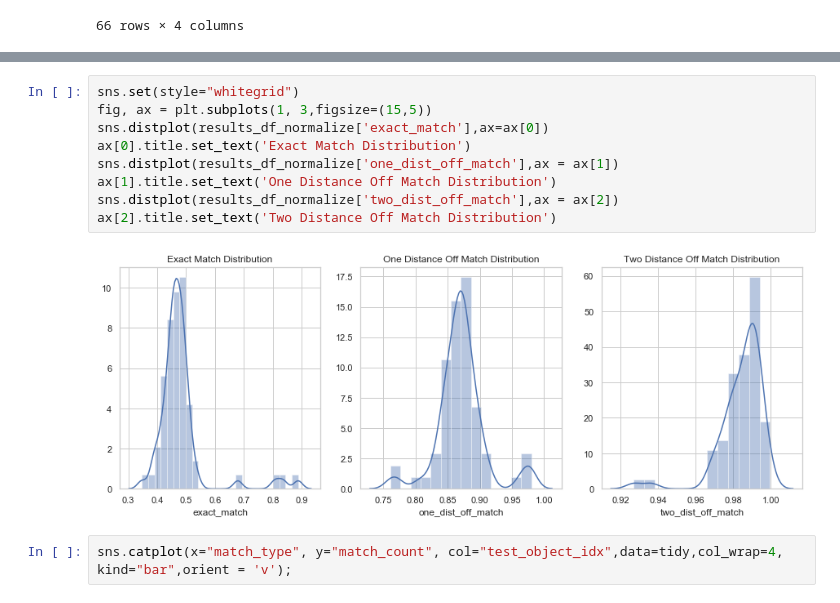
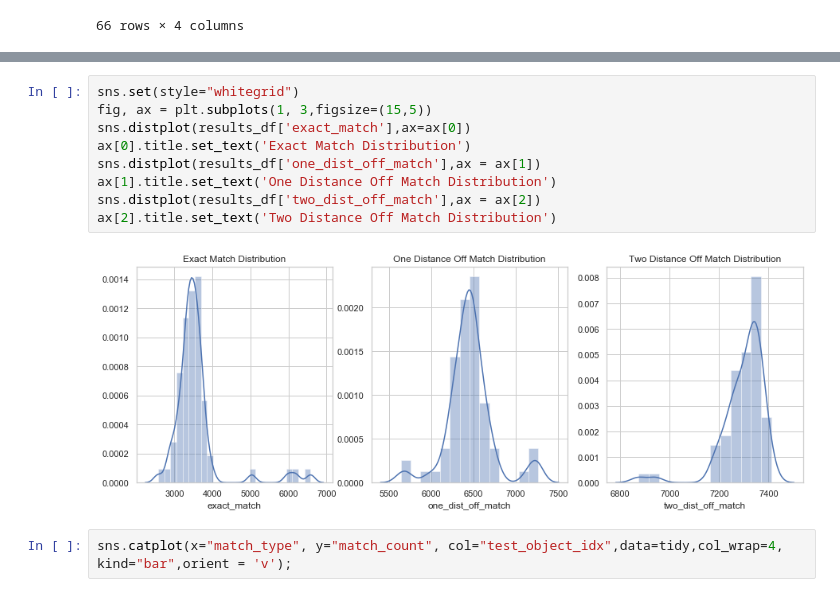
Before and after one commit to wangziyang182/3DMatching, a Jupyter notebook: Model/Results_Visualize.ipynb, the cells around one changed output, grey strips where cells are left out. Saved outputs shown, nothing was run; the diff lists cells and outputs as text.

```diff
--- a/Model/Results_Visualize.ipynb
+++ b/Model/Results_Visualize.ipynb
@@ -57,14 +75,14 @@ results_df_normalize
 # %%
 sns.set(style="whitegrid")
 fig, ax = plt.subplots(1, 3,figsize=(15,5))
-sns.distplot(results_df_normalize['exact_match'],ax=ax[0])
+sns.distplot(results_df['exact_match'],ax=ax[0])
 ax[0].title.set_text('Exact Match Distribution')
-sns.distplot(results_df_normalize['one_dist_off_match'],ax = ax[1])
+sns.distplot(results_df['one_dist_off_match'],ax = ax[1])
 ax[1].title.set_text('One Distance Off Match Distribution')
-sns.distplot(results_df_normalize['two_dist_off_match'],ax = ax[2])
+sns.distplot(results_df['two_dist_off_match'],ax = ax[2])
 ax[2].title.set_text('Two Distance Off Match Distribution')
 # %% [output]
-[figure, old version]
+[figure, new version]
 # %%
 sns.catplot(x="match_type", y="match_count", col="test_object_idx",data=tidy,col_wrap=4, kind="bar",orient = 'v');
 # %% [output]
```
Also changed, not shown: parts of 3 cells of this notebook, 8 other files.
